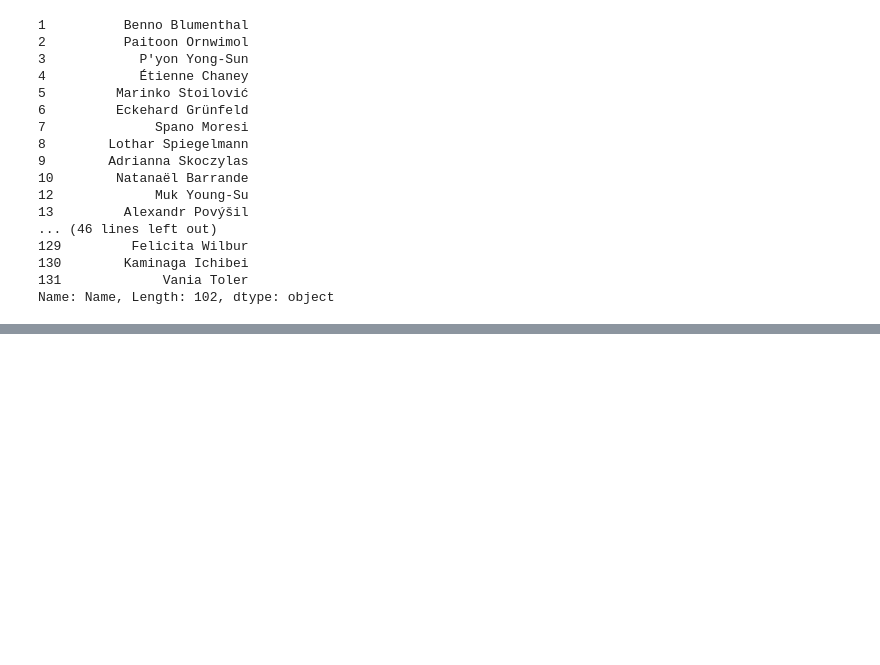
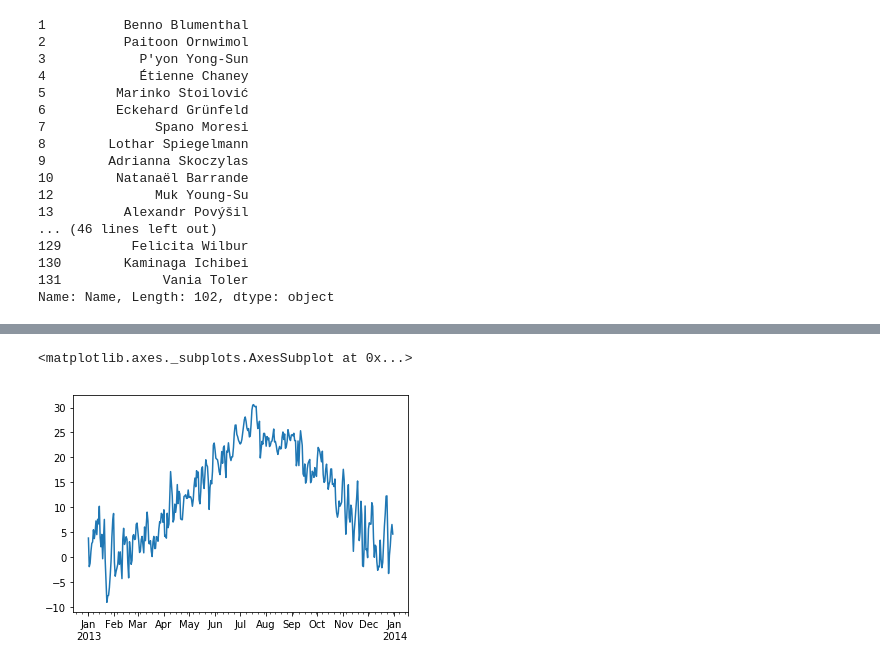
Before and after one commit to kiranp11/dsr, a Jupyter notebook: advanced_python/03_pandas.ipynb, the cells around one changed output, grey strips where cells are left out. Cells and saved outputs as stored; diff of their text form; code cells hidden in the pictures; blank space fills up the shorter version.

Commit message:
more pandas, querying

```diff
--- a/advanced_python/03_pandas.ipynb
+++ b/advanced_python/03_pandas.ipynb
@@ -761,0 +1283,3 @@ Name: Name, Length: 102, dtype: object
+# %%
+weather = pd.read_csv("http://www.gagolewski.com/resources/data/nycflights13_weather.csv.gz",
+                         comment="#")
@@ -761,0 +1317,2 @@ Name: Name, Length: 102, dtype: object
+# %%
+weather["temp_cel"] = (weather["temp"]-32)*5.0/9.0
@@ -761,0 +1329,9 @@ Name: Name, Length: 102, dtype: object
+# %%
+mean_temp_jfk = weather.dropna(subset=["temp_cel"]).\
+    query("origin == 'JFK'").\
+    groupby(["year","month","day"]).\
+    mean().\
+    reset_index()
+
+mean_temp_jfk.index = pd.to_datetime(mean_temp_jfk[["year","month","day"]])
+mean_temp_jfk.head()
@@ -761,0 +1345,5 @@ Name: Name, Length: 102, dtype: object
+# %%
+mean_temp_jfk.temp_cel.plot()
+# %% [output]
+<matplotlib.axes._subplots.AxesSubplot at 0x...>
+[figure, added]
```
Also changed, not shown: parts of 103 cells of this notebook.
